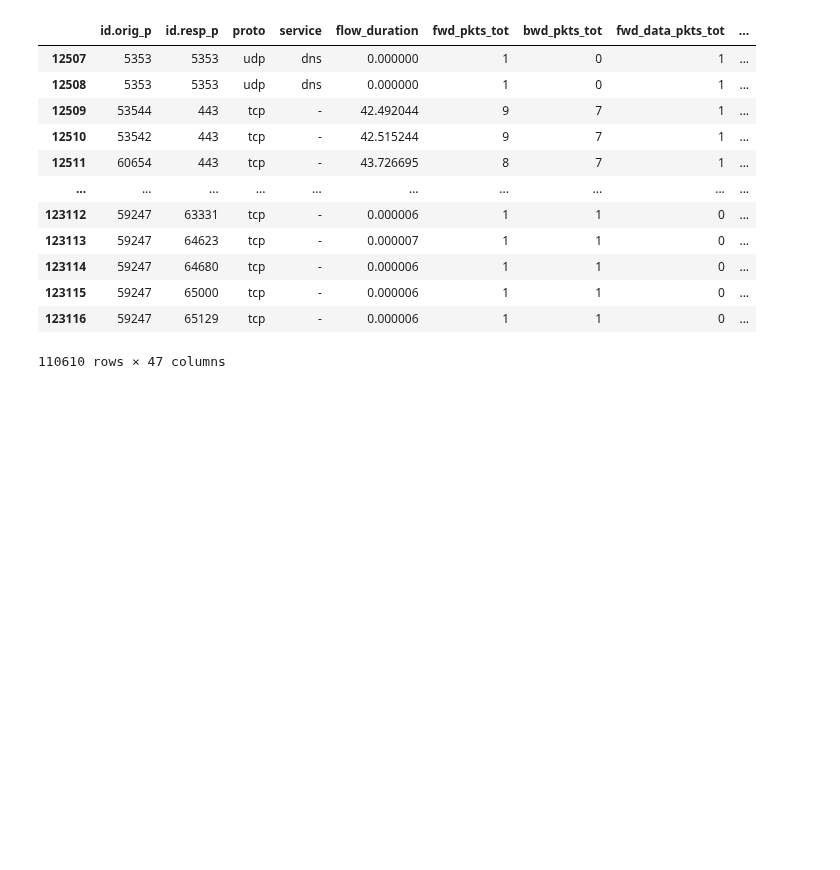
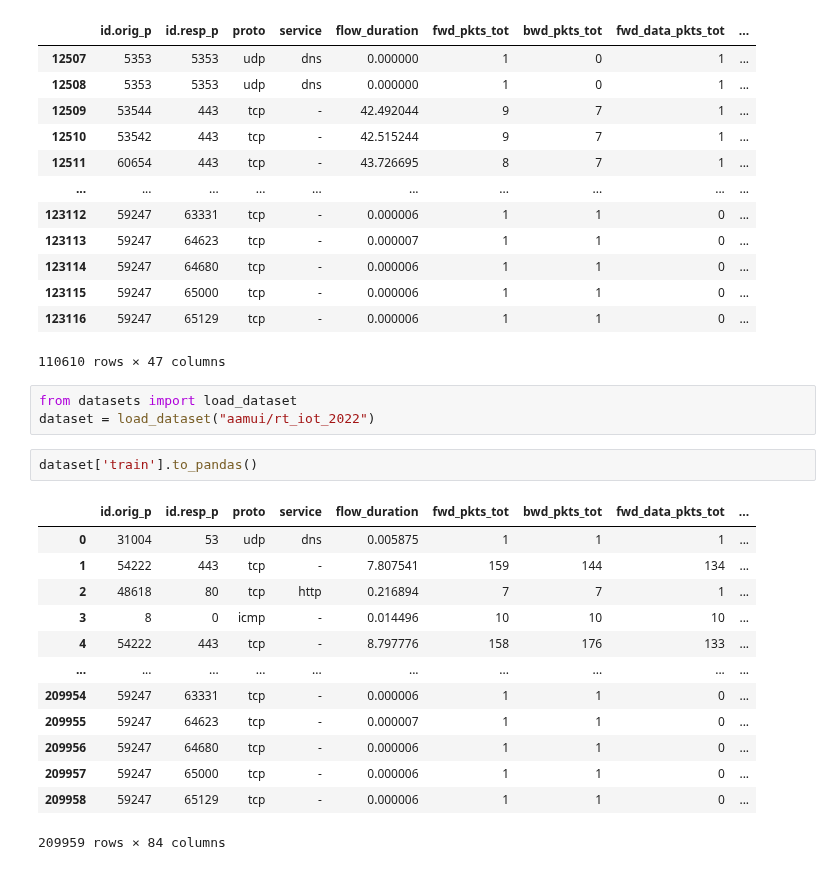
Before and after one commit to connormcmanigal/IoT-IDS-VAE-Classification, a Jupyter notebook: some_looking_around.ipynb, the cells around one changed output. Saved outputs shown, nothing was run; the diff lists cells and outputs as text; blank space fills up the shorter version.

```diff
--- a/some_looking_around.ipynb
+++ b/some_looking_around.ipynb
@@ -105,3 +105,22 @@ anomalous_data
 | 123115 | 59247 | 65000 | tcp | - | 0.000006 | 1 | 1 | 0 | ... |
 | 123116 | 59247 | 65129 | tcp | - | 0.000006 | 1 | 1 | 0 | ... |
 110610 rows × 47 columns
+# %%
+from datasets import load_dataset
+dataset = load_dataset("aamui/rt_iot_2022")
+# %%
+dataset['train'].to_pandas()
+# %% [output]
+|  | id.orig_p | id.resp_p | proto | service | flow_duration | fwd_pkts_tot | bwd_pkts_tot | fwd_data_pkts_tot | ... |
+| 0 | 31004 | 53 | udp | dns | 0.005875 | 1 | 1 | 1 | ... |
+| 1 | 54222 | 443 | tcp | - | 7.807541 | 159 | 144 | 134 | ... |
+| 2 | 48618 | 80 | tcp | http | 0.216894 | 7 | 7 | 1 | ... |
+| 3 | 8 | 0 | icmp | - | 0.014496 | 10 | 10 | 10 | ... |
+| 4 | 54222 | 443 | tcp | - | 8.797776 | 158 | 176 | 133 | ... |
+| ... | ... | ... | ... | ... | ... | ... | ... | ... | ... |
+| 209954 | 59247 | 63331 | tcp | - | 0.000006 | 1 | 1 | 0 | ... |
+| 209955 | 59247 | 64623 | tcp | - | 0.000007 | 1 | 1 | 0 | ... |
+| 209956 | 59247 | 64680 | tcp | - | 0.000006 | 1 | 1 | 0 | ... |
+| 209957 | 59247 | 65000 | tcp | - | 0.000006 | 1 | 1 | 0 | ... |
+| 209958 | 59247 | 65129 | tcp | - | 0.000006 | 1 | 1 | 0 | ... |
+209959 rows × 84 columns
```
